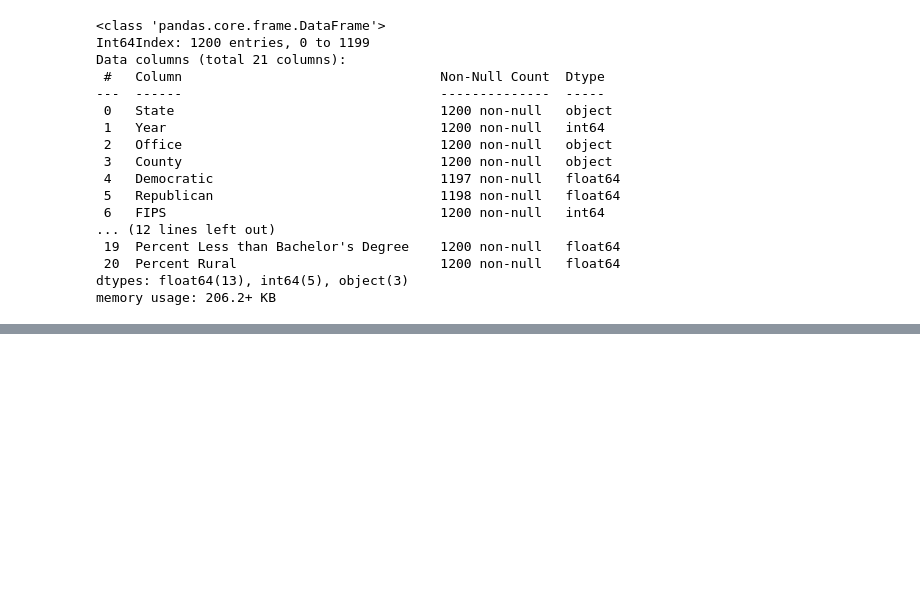
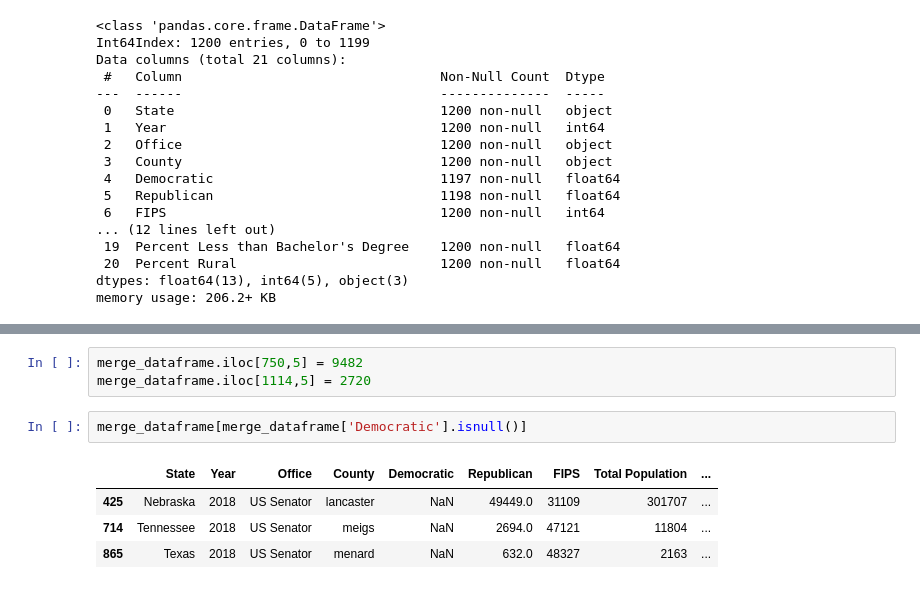
Before and after one commit to karanmalh0tra/2018Election-DataScience, a Jupyter notebook: Project-1/Project1.ipynb, the cells around one changed output, grey strips where cells are left out. Drawn from its saved outputs; the diff is of its cells as text; blank space fills up the shorter version.

```diff
--- a/Project-1/Project1.ipynb
+++ b/Project-1/Project1.ipynb
@@ -114,0 +201,10 @@ The type of these variables are objectm int64 and float64.
+# %%
+merge_dataframe.iloc[750,5] = 9482
+merge_dataframe.iloc[1114,5] = 2720
+# %%
+merge_dataframe[merge_dataframe['Democratic'].isnull()]
+# %% [output]
+|  | State | Year | Office | County | Democratic | Republican | FIPS | Total Population | ... |
+| 425 | Nebraska | 2018 | US Senator | lancaster | NaN | 49449.0 | 31109 | 301707 | ... |
+| 714 | Tennessee | 2018 | US Senator | meigs | NaN | 2694.0 | 47121 | 11804 | ... |
+| 865 | Texas | 2018 | US Senator | menard | NaN | 632.0 | 48327 | 2163 | ... |
```
Also changed, not shown: parts of 19 cells of this notebook.
